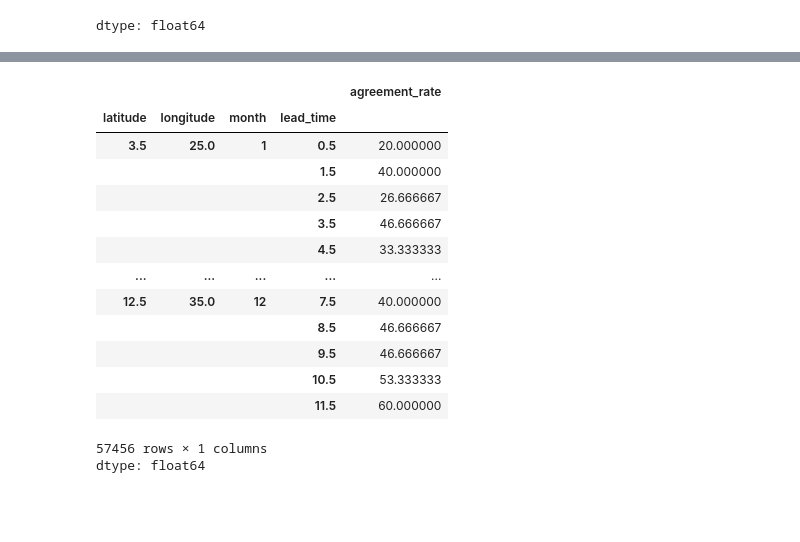
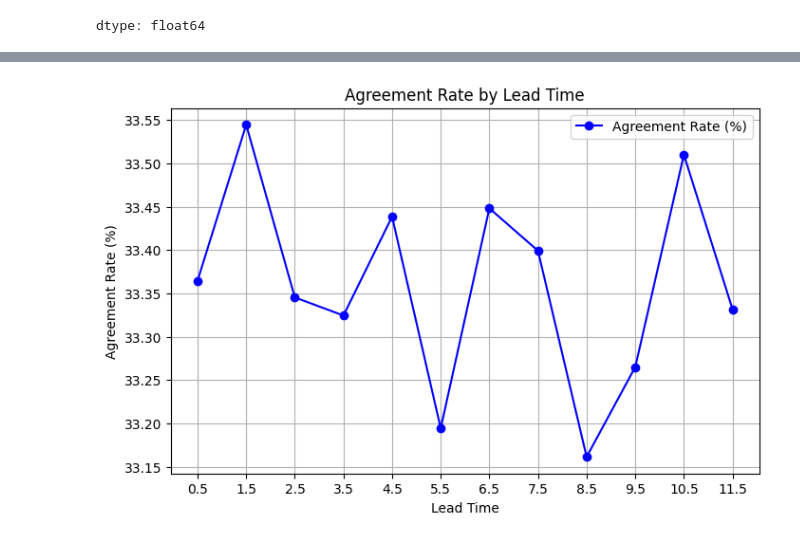
Before and after one commit to yatli24/CHC, a Jupyter notebook: Jupyter notebooks/Tercile_Hit_Rate.ipynb, the cells around one changed output, grey strips where cells are left out. Cells and saved outputs as stored; diff of their text form; code cells hidden in the pictures; blank space fills up the shorter version.

Commit message:
update tercile hit rate

```diff
--- a/Jupyter notebooks/Tercile_Hit_Rate.ipynb
+++ b/Jupyter notebooks/Tercile_Hit_Rate.ipynb
@@ -346,22 +331,27 @@ dtype: float64
-# %%
-# Calculate agreement rate by pixel, for all years all months all lead times
-agreement_per_pixel = df.groupby(['latitude', 'longitude', 'month', 'lead_time'])["agreement_rate"].mean() * 100
-
-# Print results
-agreement_per_pixel
-# %% [output]
-|  |  |  |  | agreement_rate |
-| latitude | longitude | month | lead_time |  |
-| 3.5 | 25.0 | 1 | 0.5 | 20.000000 |
-|  |  |  | 1.5 | 40.000000 |
-|  |  |  | 2.5 | 26.666667 |
-|  |  |  | 3.5 | 46.666667 |
-|  |  |  | 4.5 | 33.333333 |
-| ... | ... | ... | ... | ... |
-| 12.5 | 35.0 | 12 | 7.5 | 40.000000 |
-|  |  |  | 8.5 | 46.666667 |
-|  |  |  | 9.5 | 46.666667 |
-|  |  |  | 10.5 | 53.333333 |
-|  |  |  | 11.5 | 60.000000 |
-57456 rows × 1 columns
-dtype: float64
+# %%
+# AGREEMENT RATE SHOULD FALL OFF AS LEAD TIME GOES HIGHER
+
+# Calculate agreement rate by lead time
+agreement_per_lead_time = df.groupby(['lead_time'])["agreement_rate"].mean() * 100
+
+# Print results
+agreement_per_lead_time = agreement_per_lead_time.reset_index()
+
+# Plotting
+plt.figure(figsize=(8, 5))
+plt.plot(agreement_per_lead_time["lead_time"],
+         agreement_per_lead_time["agreement_rate"],
+         marker="o", linestyle="-", color="b", label="Agreement Rate (%)")
+
+# Labels and title
+plt.xlabel("Lead Time")
+plt.ylabel("Agreement Rate (%)")
+plt.title("Agreement Rate by Lead Time")
+plt.xticks(agreement_per_lead_time["lead_time"])
+plt.legend()
+plt.grid(True)
+
+# Show the plot
+plt.show()
+# %% [output]
+[figure, added]
```
Also changed, not shown: parts of 5 cells of this notebook.
